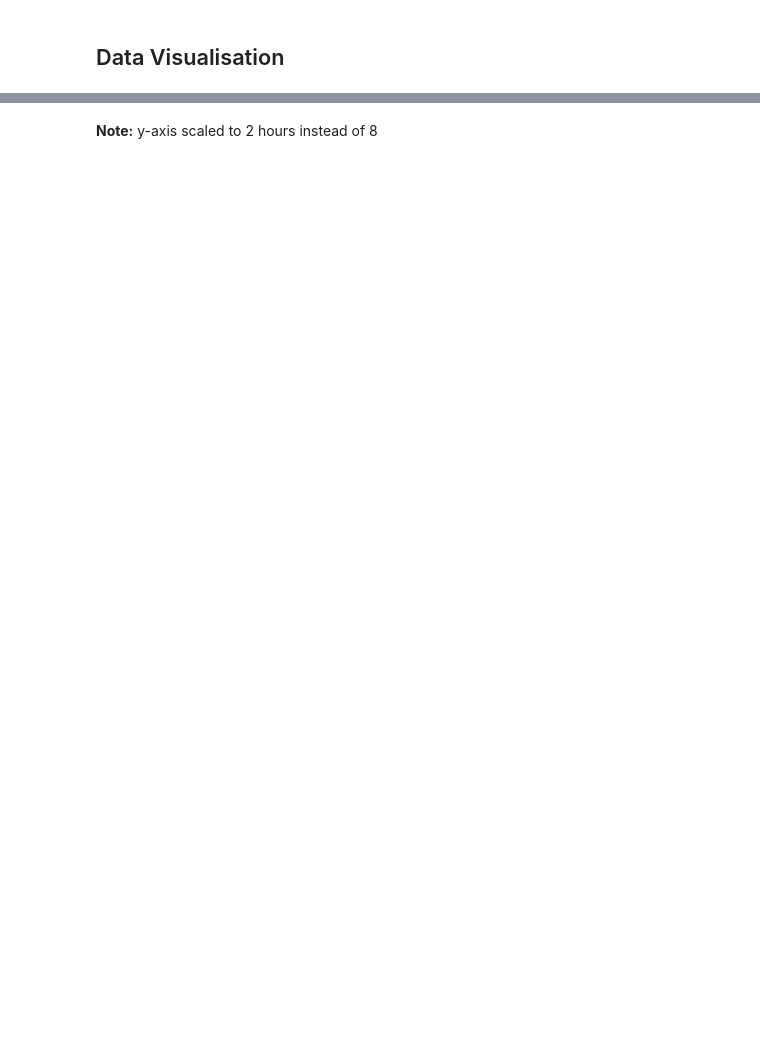
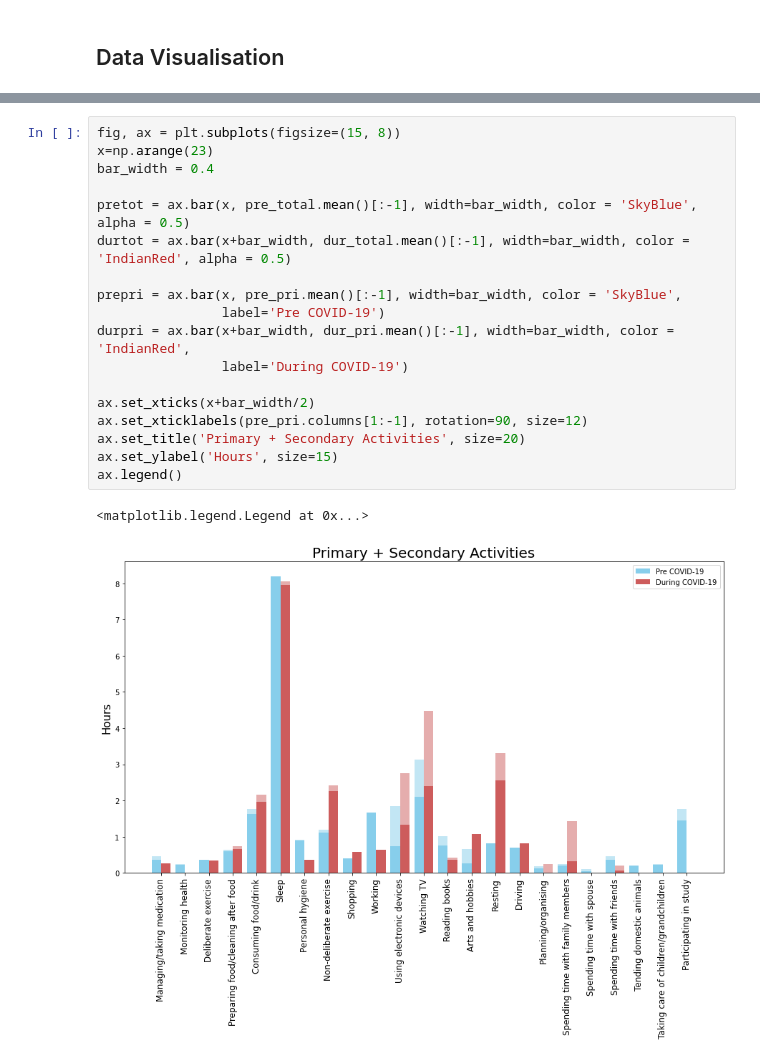
Before and after one commit to tommiehayes/Time-use-Analysis, a Jupyter notebook: Time use Analysis.ipynb, the cells around one changed output, grey strips where cells are left out. Cells and saved outputs as stored; diff of their text form; blank space fills up the shorter version.

```diff
--- a/Time use Analysis.ipynb
+++ b/Time use Analysis.ipynb
@@ -122,2 +80,21 @@ ax.legend()
-# %% [markdown]
-**Note:** y-axis scaled to 2 hours instead of 8
+# %%
+fig, ax = plt.subplots(figsize=(15, 8))
+x=np.arange(23)
+bar_width = 0.4
+
+pretot = ax.bar(x, pre_total.mean()[:-1], width=bar_width, color = 'SkyBlue', alpha = 0.5)
+durtot = ax.bar(x+bar_width, dur_total.mean()[:-1], width=bar_width, color = 'IndianRed', alpha = 0.5)
+
+prepri = ax.bar(x, pre_pri.mean()[:-1], width=bar_width, color = 'SkyBlue',
+                label='Pre COVID-19')
+durpri = ax.bar(x+bar_width, dur_pri.mean()[:-1], width=bar_width, color = 'IndianRed',
+                label='During COVID-19')
+
+ax.set_xticks(x+bar_width/2)
+ax.set_xticklabels(pre_pri.columns[1:-1], rotation=90, size=12)
+ax.set_title('Primary + Secondary Activities', size=20)
+ax.set_ylabel('Hours', size=15)
+ax.legend()
+# %% [output]
+<matplotlib.legend.Legend at 0x...>
+[figure, added]
```
Also changed, not shown: parts of 28 cells of this notebook.
